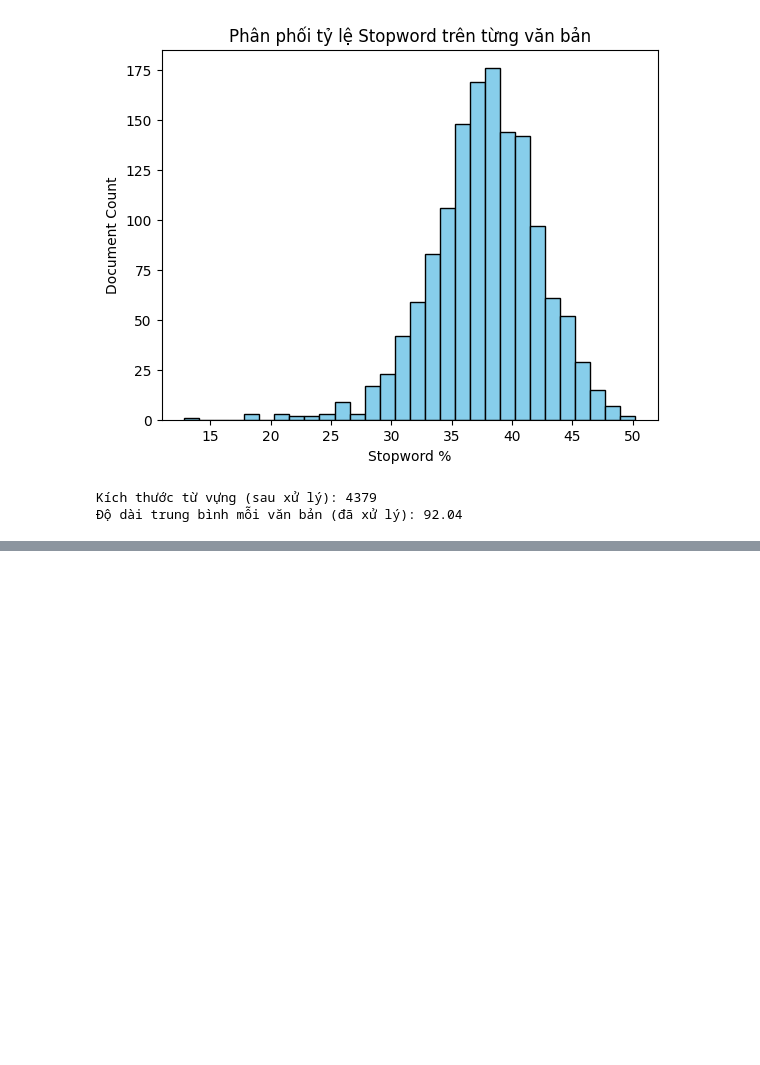
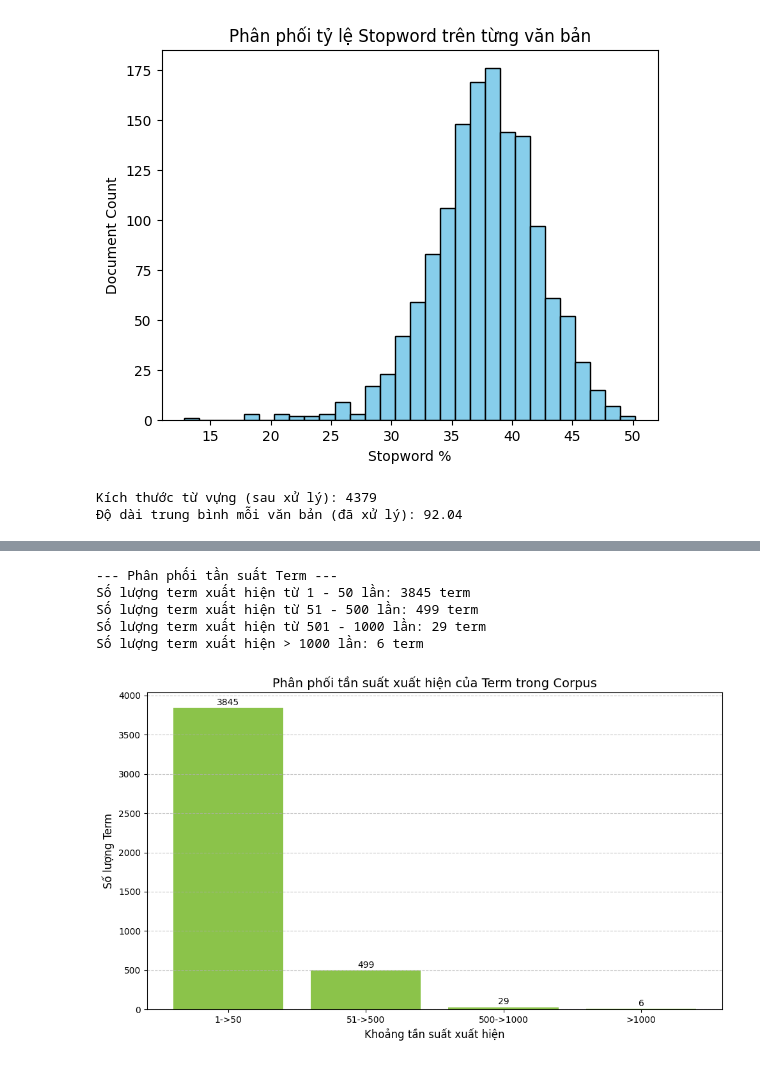
Before and after one commit to thutranhsodo/CS419, a Jupyter notebook: experimental_on Cranfield_corpus/EDA_Cranfield_corpus.ipynb, the cells around one changed output, grey strips where cells are left out. Saved outputs shown, nothing was run; the diff lists cells and outputs as text; code cells hidden in the pictures; blank space fills up the shorter version.

Commit message:
add EDA Cranfield corpus

```diff
--- a/experimental_on Cranfield_corpus/EDA_Cranfield_corpus.ipynb
+++ b/experimental_on Cranfield_corpus/EDA_Cranfield_corpus.ipynb
@@ -271,0 +284,50 @@ Kích thước từ vựng (sau xử lý): 4379
+# %%
+def plot_term_frequency_distribution(corpus_term_frequencies):
+    bin_1_50 = 0
+    bin_51_500 = 0
+    bin_501_1000 = 0
+    bin_over_1000 = 0
+
+    for term, freq in corpus_term_frequencies.items():
+        if 1 <= freq <= 50:
+            bin_1_50 += 1
+        elif 51 <= freq <= 500:
+            bin_51_500 += 1
+        elif 501 <= freq <= 1000:
+            bin_501_1000 += 1
+        elif freq > 1000:
+            bin_over_1000 += 1
+
+    categories = ['1->50', '51->500', '500->1000', '>1000'] # Corrected category label
+    counts = [bin_1_50, bin_51_500, bin_501_1000, bin_over_1000]
+
+    print(f"\n--- Phân phối tần suất Term ---")
+    print(f"Số lượng term xuất hiện từ 1 - 50 lần: {bin_1_50} term")
+    print(f"Số lượng term xuất hiện từ 51 - 500 lần: {bin_51_500} term")
+    print(f"Số lượng term xuất hiện từ 501 - 1000 lần: {bin_501_1000} term")
+    print(f"Số lượng term xuất hiện > 1000 lần: {bin_over_1000} term")
+
+    plt.figure(figsize=(10, 6))
+    bars = plt.bar(categories, counts, color='#8BC34A')
+
+    plt.xlabel('Khoảng tần suất xuất hiện', fontsize=12)
+    plt.ylabel('Số lượng Term', fontsize=12)
+    plt.title('Phân phối tần suất xuất hiện của Term trong Corpus', fontsize=14)
+    plt.grid(axis='y', linestyle='--', alpha=0.7)
+
+    for bar in bars:
+        yval = bar.get_height()
+        plt.text(bar.get_x() + bar.get_width()/2, yval + 10, round(yval), ha='center', va='bottom', fontsize=10)
+
+    plt.tight_layout()
+    plt.show()
+# %%
+corpus_term_frequencies = calculate_corpus_term_frequencies(doc)
+plot_term_frequency_distribution(corpus_term_frequencies)
+# %% [output]
+--- Phân phối tần suất Term ---
+Số lượng term xuất hiện từ 1 - 50 lần: 3845 term
+Số lượng term xuất hiện từ 51 - 500 lần: 499 term
+Số lượng term xuất hiện từ 501 - 1000 lần: 29 term
+Số lượng term xuất hiện > 1000 lần: 6 term
+[figure, added]
```
Also changed, not shown: parts of 7 cells of this notebook.
